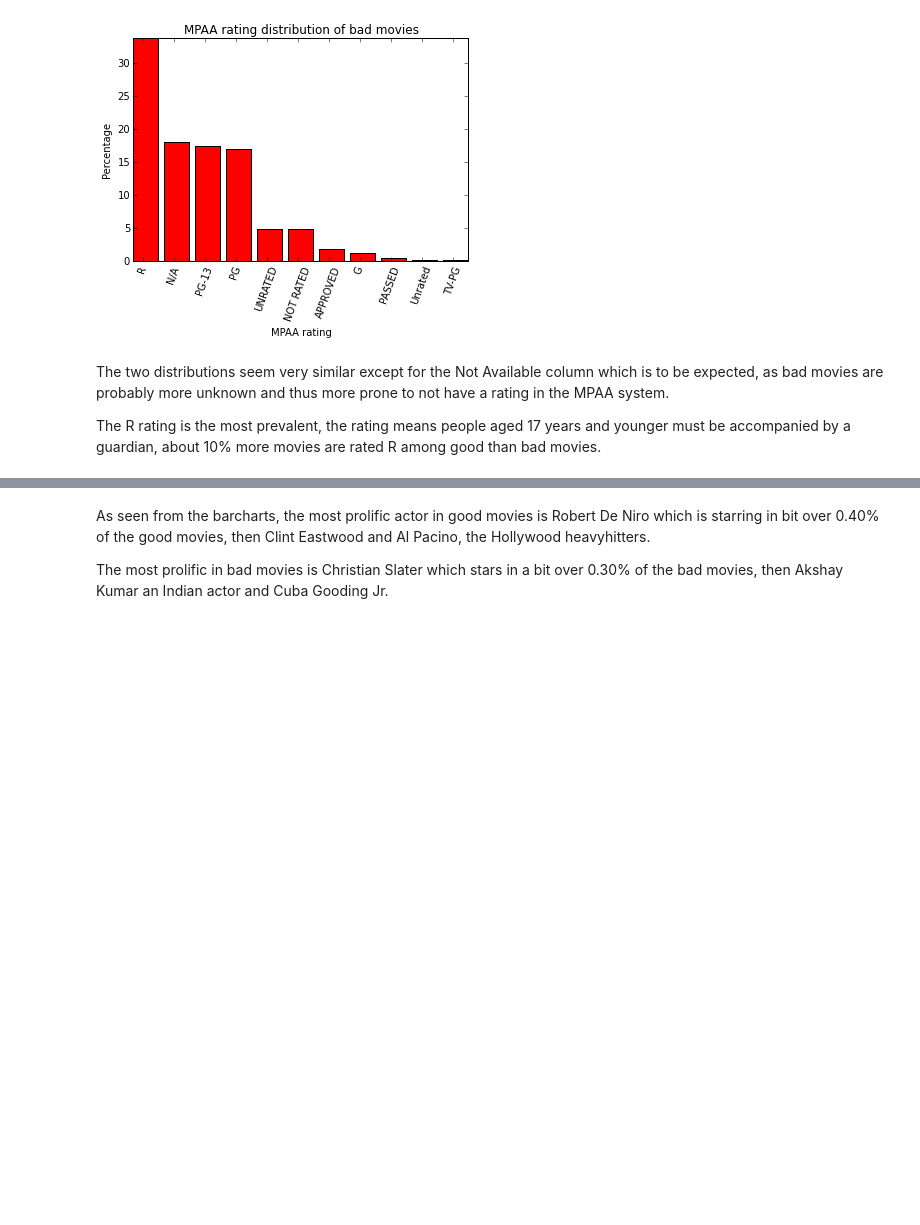
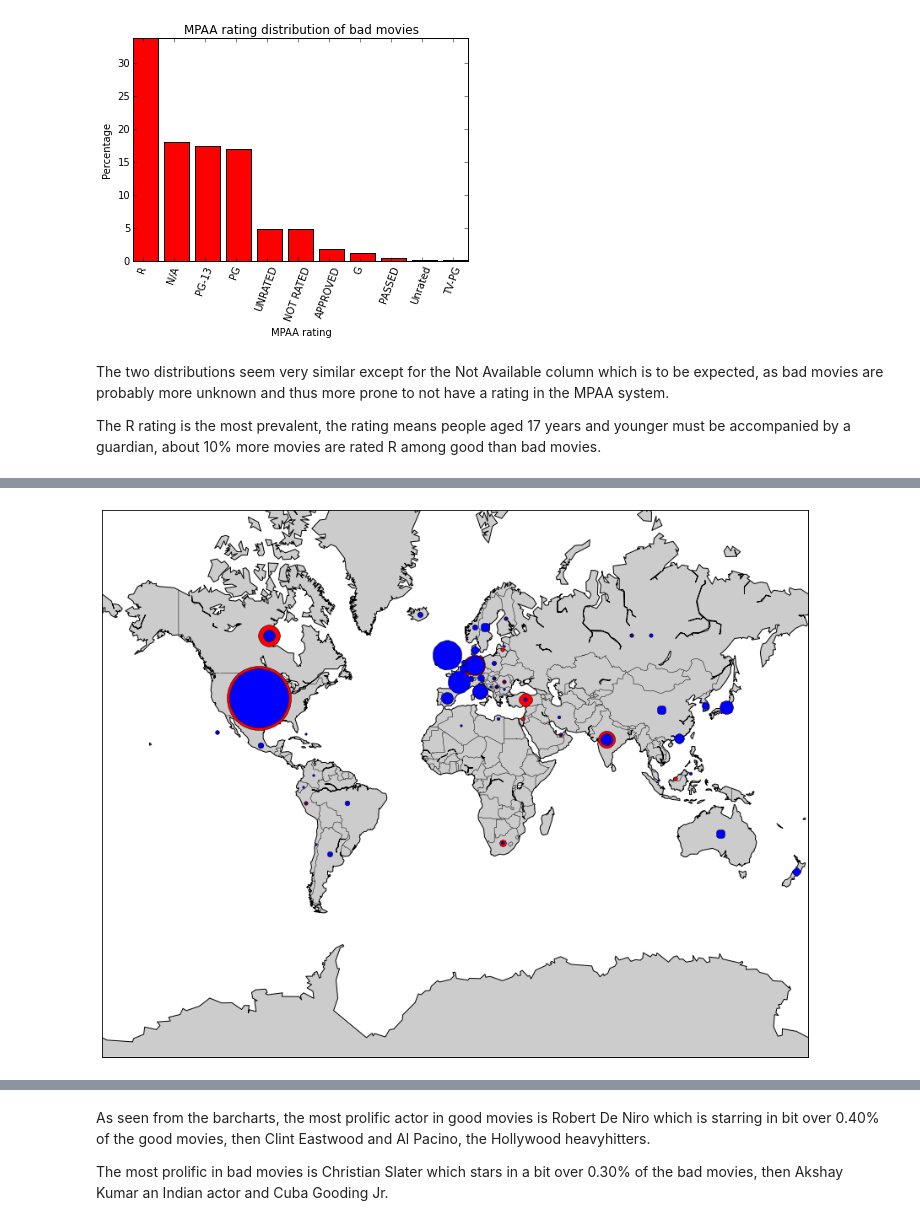
Before and after one commit to syre/social-data-analysis-and-visualization, a Jupyter notebook: Project Assignment B/Project Assignment B.ipynb, the cells around one changed output, grey strips where cells are left out. Saved outputs shown, nothing was run; the diff lists cells and outputs as text; code cells hidden in the pictures; blank space fills up the shorter version.

```diff
--- a/Project Assignment B/Project Assignment B.ipynb
+++ b/Project Assignment B/Project Assignment B.ipynb
@@ -379,0 +372,85 @@ plt.show()
+# %%
+from mpl_toolkits.basemap import Basemap
+import matplotlib.pyplot as plt
+import numpy as np
+import math
+
+plt.figure(figsize=(15, 15))
+map = Basemap(projection='merc',llcrnrlat=-80,urcrnrlat=80, llcrnrlon=-180,urcrnrlon=180,lat_ts=20,resolution='c')
+country_to_latlng = {"USA":(40,-100),
+                     "Peru":(-10,-76),
+                     "Russia":(60,90),
+                     "Taiwan":(25.03,-121.30),
+                     "Luxembourg":(49.45,6.10),
+                     "West Germany": (51.5167, 9.9167),
+                     "Hong Kong": (22.15, 114.10),
+                     "Yugoslavia": (44, 21), # Serbia
+                     "Romania":(46,25),
+                     "Turkey":(39.1667,35.6667),
+                     "Norway":(62,10),
+                     "UK":(54.55,-4.17),
+                     "Denmark":(56,10),
+                     "Canada":(60,-95),
+                     "Switzerland":(47,8),
+                     "Israel":(31.30,34.45),
+                     "Netherlands":(52.23,4.55),
+                     "Australia":(-25,135),
+                     "Belgium":(50.51,4.21),
+                     "Malaysia":(2.3,112.30),
+                     "France":(46,2),
+                     "Germany":(51.5167,9.9167),
+                     "Mexico":(19.24,-99.09),
+                     "Czech Republic":(65,-18),
+                     "China":(35,105),
+                     "Japan":(36,138),
+                     "South Africa":(-29,24),
+                     "Lithuania":(56,24),
+                     "United Arab Emirates":(24,54),
+                     "Austria":(47.20,13.20),
+                     "Sweden":(62,15),
+                     "Finland":(64,26),
+                     "India":(22,77),
+                     "South Korea":(37,127.30),
+                     "Italy":(42.5,12.5),
+                     "Spain":(40,-4),
+                     "Poland":(52,20),
+                     "Hungary":(47,20),
+                     "Singapore":(1.29,103.85),
+                     "Iran":(32,53),
+                     "Greece":(31,22),
+                     "Latvia":(57,25),
+                     "Federal Republic of Yugoslavia":(44, 21), # Serbia
+                     "Ireland":(53,-8),
+                     "Brazil":(-10,-55),
+                     "Indonesia":(5,120),
+                     "Chile":(-30,-71),
+                     "Algeria":(28,3),
+                     "Bahamas":(24.15,-76),
+                     "Colombia":(4,-72),
+                     "Iceland":(65,-18),
+                     "Slovenia":(46.07,14.49),
+                     "Argentina":(-34,-64),
+                     "Bulgaria":(43,25),
+                     "Serbia":(44, 21),
+                     "New Zealand":(-41,174),
+                     "Ecuador":(-2,-77.30),
+                     "Soviet Union":(60,100), # Russia
+                     "Bosnia and Herzegovina":(44,18)
+                     }
+FACTOR = 10
+for country in bad_countries_set:
+    x, y = map(country_to_latlng[country][1], country_to_latlng[country][0])
+    map.plot(x, y, "ro", markersize = FACTOR*math.sqrt((bad_countries.count(country)/len(bad_countries))*100))
+
+for country in good_countries_set:
+    x, y = map(country_to_latlng[country][1], country_to_latlng[country][0])
+    map.plot(x, y, "bo", markersize = FACTOR*math.sqrt((good_countries.count(country)/len(good_countries))*100))
+
+map.drawcoastlines()
+map.drawcountries()
+map.fillcontinents()
+map.drawmapboundary()
+
+plt.show()
+# %% [output]
+[figure, added]
```
Also changed, not shown: parts of 51 cells of this notebook, 2 other files.
